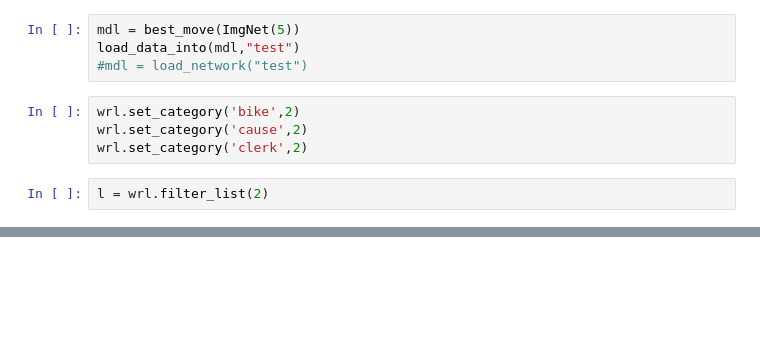
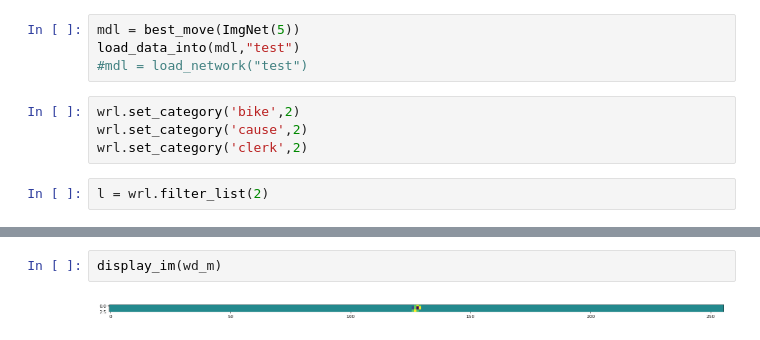
Before and after one commit to cschrumm/TreeDeepSpelling, a Jupyter notebook: training_algorithm.ipynb, the cells around one changed output, grey strips where cells are left out. Saved outputs shown, nothing was run; the diff lists cells and outputs as text; blank space fills up the shorter version.

```diff
--- a/training_algorithm.ipynb
+++ b/training_algorithm.ipynb
@@ -466,0 +389,4 @@ l.choose_words(3)
+# %%
+display_im(wd_m)
+# %% [output]
+[figure, added]
```
Also changed, not shown: parts of 30 cells of this notebook, 2 other files.
